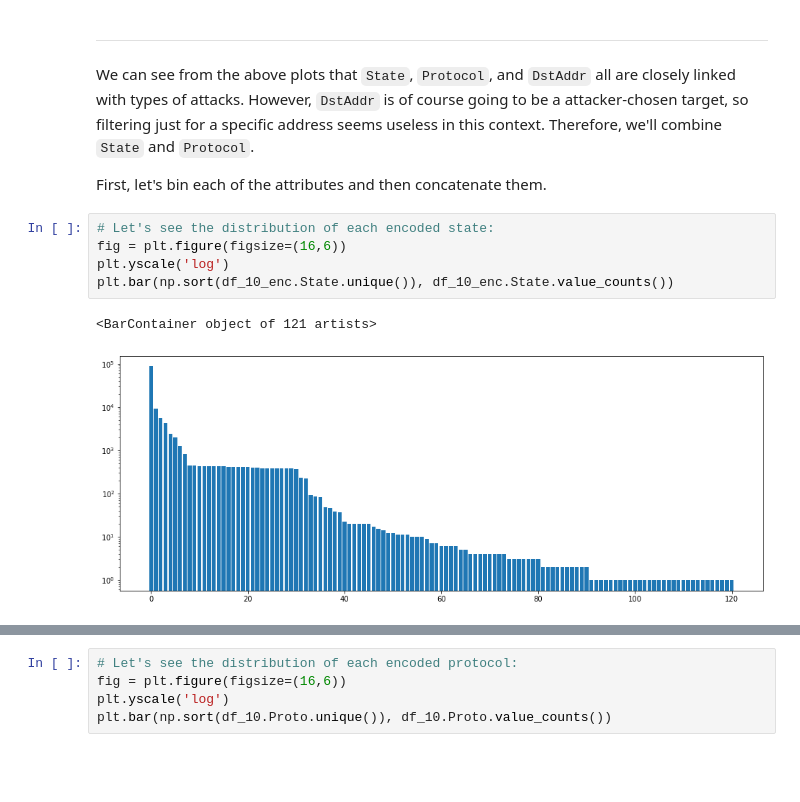
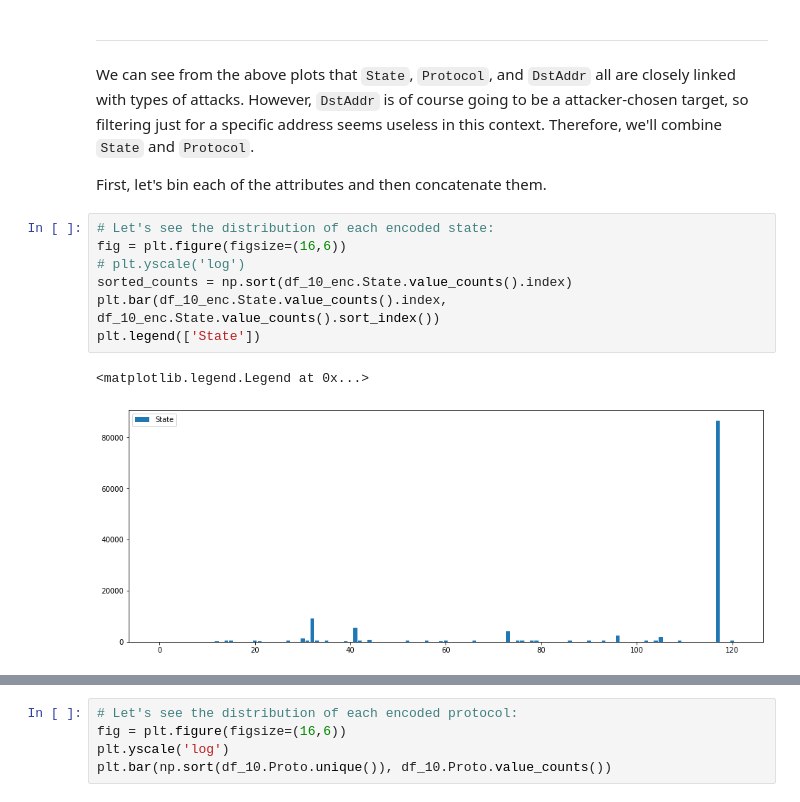
Before and after one commit to awrgold/cyber_data_analytics, a Jupyter notebook: Lab3.ipynb, the cells around one changed output, grey strips where cells are left out. Drawn from its saved outputs; the diff is of its cells as text; blank space fills up the shorter version.

```diff
--- a/Lab3.ipynb
+++ b/Lab3.ipynb
@@ -338,8 +339,10 @@ First, let's bin each of the attributes and then concatenate them.
 # %%
 # Let's see the distribution of each encoded state:
 fig = plt.figure(figsize=(16,6))
-plt.yscale('log')
-plt.bar(np.sort(df_10_enc.State.unique()), df_10_enc.State.value_counts())
+# plt.yscale('log')
+sorted_counts = np.sort(df_10_enc.State.value_counts().index)
+plt.bar(df_10_enc.State.value_counts().index, df_10_enc.State.value_counts().sort_index())
+plt.legend(['State'])
 # %% [output]
-<BarContainer object of 121 artists>
+<matplotlib.legend.Legend at 0x...>
-[figure, old version]
+[figure, new version]
```
Also changed, not shown: parts of 9 cells of this notebook.
